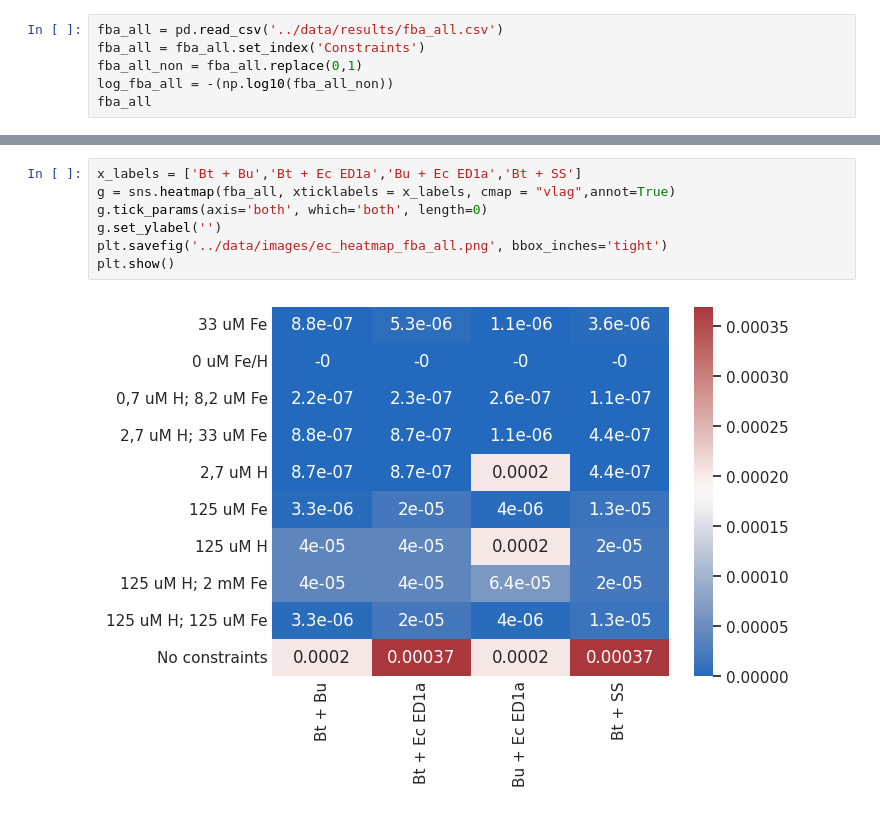
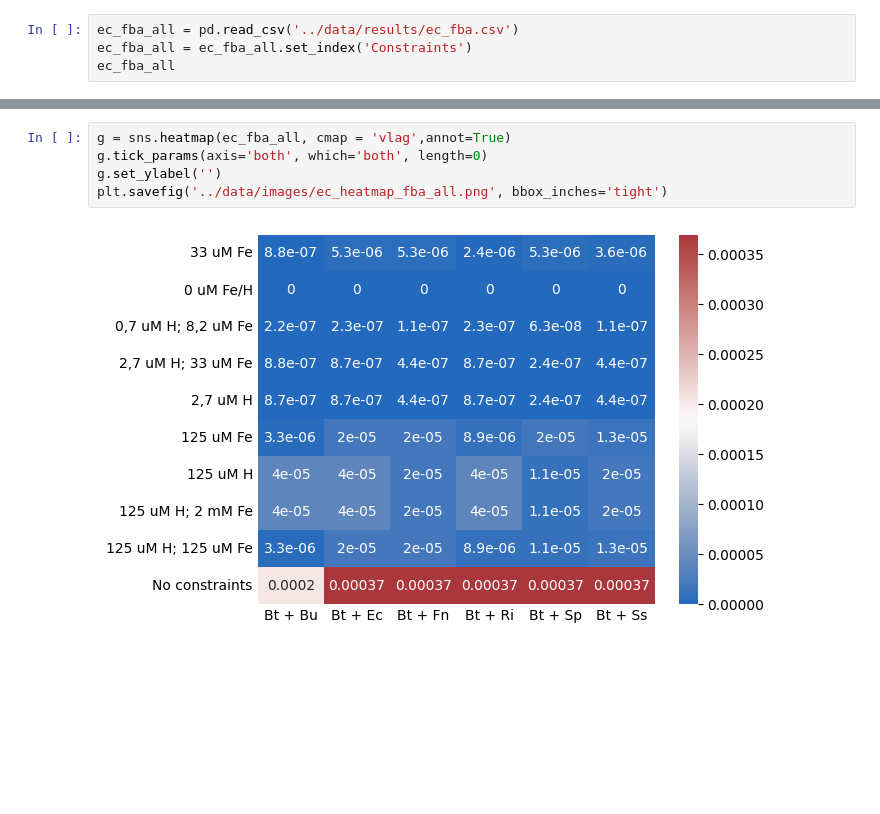
Before and after one commit to areias03/tmCOM, a Jupyter notebook: notebooks/04-Sample_Analysis.ipynb, the cells around one changed output, grey strips where cells are left out. Saved outputs shown, nothing was run; the diff lists cells and outputs as text; blank space fills up the shorter version.

```diff
--- a/notebooks/04-Sample_Analysis.ipynb
+++ b/notebooks/04-Sample_Analysis.ipynb
@@ -9,7 +118,5 @@ import matplotlib.pyplot as plt
 # %%
-fba_all = pd.read_csv('../data/results/fba_all.csv')
-fba_all = fba_all.set_index('Constraints')
-fba_all_non = fba_all.replace(0,1)
-log_fba_all = -(np.log10(fba_all_non))
-fba_all
+ec_fba_all = pd.read_csv('../data/results/ec_fba.csv')
+ec_fba_all = ec_fba_all.set_index('Constraints')
+ec_fba_all
 # %% [output]
@@ -43,10 +135,8 @@ log_fba_all
 # %%
-x_labels = ['Bt + Bu','Bt + Ec ED1a','Bu + Ec ED1a','Bt + SS']
-g = sns.heatmap(fba_all, xticklabels = x_labels, cmap = "vlag",annot=True)
+g = sns.heatmap(ec_fba_all, cmap = 'vlag',annot=True)
 g.tick_params(axis='both', which='both', length=0)
 g.set_ylabel('')
 plt.savefig('../data/images/ec_heatmap_fba_all.png', bbox_inches='tight')
-plt.show()
 # %% [output]
-[figure, old version]
+[figure, new version]
 # %%
```
Also changed, not shown: parts of 20 cells of this notebook, 55 other files.
